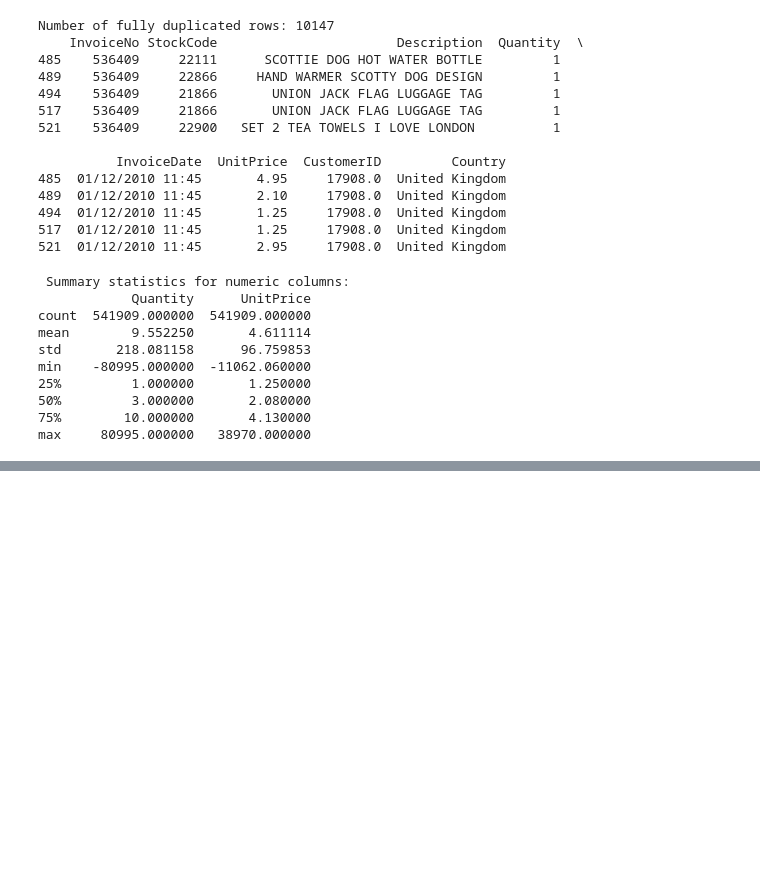
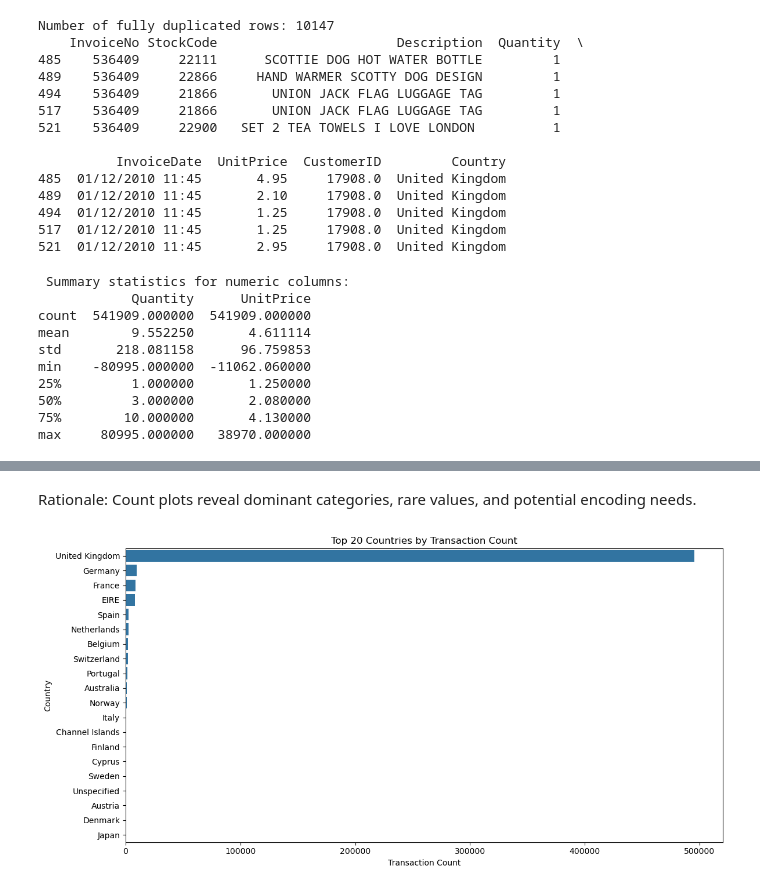
Before and after one commit to Zahid295/repeat-purchase-prediction, a Jupyter notebook: CA3_Capstone.ipynb, the cells around one changed output, grey strips where cells are left out. Saved outputs shown, nothing was run; the diff lists cells and outputs as text; code cells hidden in the pictures; blank space fills up the shorter version.

```diff
--- a/CA3_Capstone.ipynb
+++ b/CA3_Capstone.ipynb
@@ -143,0 +176,16 @@ max     80995.000000   38970.000000
+# %% [markdown]
+Rationale: Count plots reveal dominant categories, rare values, and potential encoding needs.
+# %%
+# Count plot for Country
+
+top_countries = df['Country'].value_counts().head(20)
+
+plt.figure(figsize=(12, 6))
+sns.barplot(x=top_countries.values, y=top_countries.index)
+plt.title('Top 20 Countries by Transaction Count')
+plt.xlabel('Transaction Count')
+plt.ylabel('Country')
+plt.tight_layout()
+plt.show()
+# %% [output]
+[figure, added]
```
Also changed, not shown: parts of 4 cells of this notebook.
